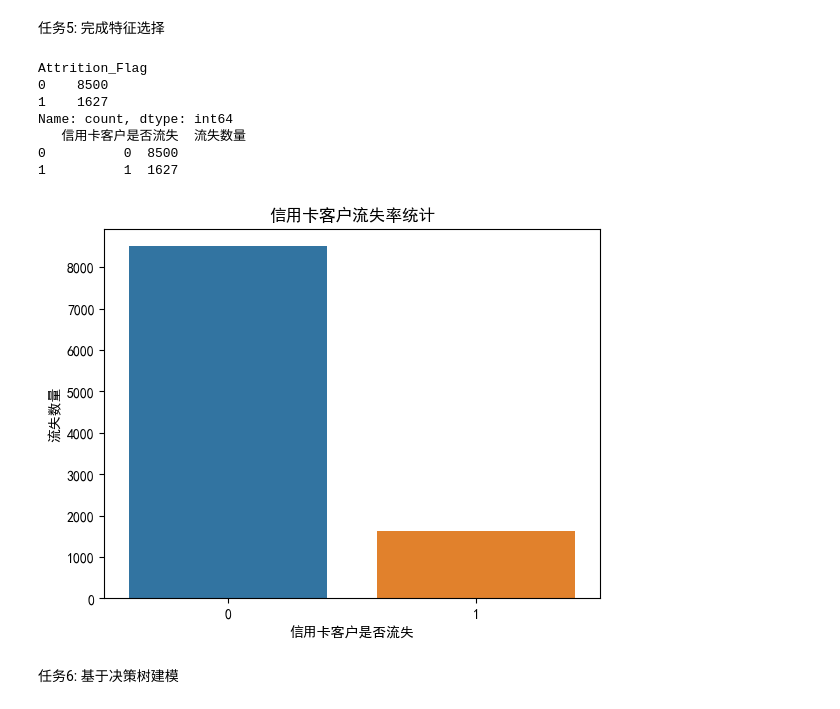
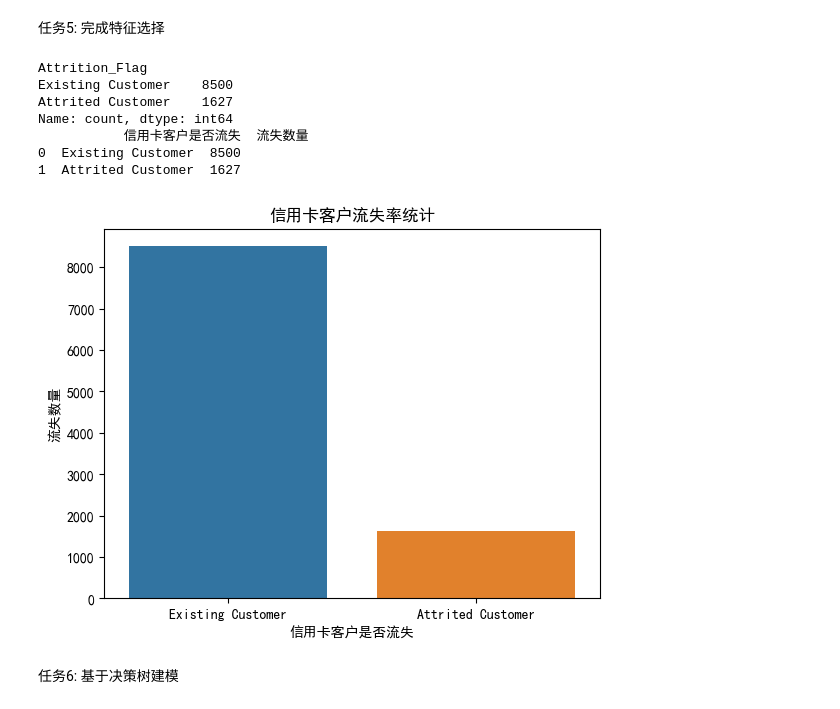
Before and after one commit to eazonshaw/python_data_analyze, a Jupyter notebook: homework.ipynb, the cells around one changed output. Drawn from its saved outputs; the diff is of its cells as text; code cells hidden in the pictures.

```diff
--- a/homework.ipynb
+++ b/homework.ipynb
@@ -36,11 +36,19 @@
 import pandas as pd
 
 data = pd.read_csv('BankChurners.csv')
+#data.head(10)
+# 数据特征描述
+data.info()
+# 查看数据概况(5数查看)
+data.describe()
+# 缺失值检查
+data.isna().describe()
+# 重复值检查
+data['CLIENTNUM'].duplicated().describe()
+# 去除不必要的字段
+data = data.drop(columns=['Dependent_count', 'Card_Category'
+                          , 'Naive_Bayes_Classifier_Attrition_Flag_Card_Category_Contacts_Count_12_mon_Dependent_count_Education_Level_Months_Inactive_12_mon_1'
+                          , 'Naive_Bayes_Classifier_Attrition_Flag_Card_Category_Contacts_Count_12_mon_Dependent_count_Education_Level_Months_Inactive_12_mon_2'])
+# 样例数据查看
 data.head(10)
-# data.info()
-# 查看数据概况
-# data.describe()
-# 缺失值检测
-#data.isna().describe()
-# 保留要用得字段信息
 # %% [output]
@@ -123,59 +160,62 @@ Name: CLIENTNUM, dtype: int64
 from sklearn.model_selection import learning_curve, train_test_split, GridSearchCV
 from sklearn.preprocessing import StandardScaler
 from sklearn.pipeline import Pipeline
 from sklearn.metrics import accuracy_score
 from sklearn.svm import SVC
 from sklearn.tree import DecisionTreeClassifier
 from sklearn.ensemble import RandomForestClassifier
 from sklearn.neighbors import KNeighborsClassifier
-
+import matplotlib.pyplot as plt
 import seaborn as sns
 
+# 设置中文防止乱码
+plt.rcParams['font.sans-serif']=['SimHei'] #Show Chinese label
+plt.rcParams['axes.unicode_minus']=False   #These two lines need to be set manually
 
 # 查看未流失和流失客户的数量
 series_attrition = data['Attrition_Flag'].value_counts()
-print(series_attrition)
 data_attrition = pd.DataFrame({'信用卡客户是否流失': series_attrition.index, '流失数量': series_attrition.values})
 print(data_attrition)
 plt.title('信用卡客户流失率统计')
 sns.set_color_codes("pastel")
 sns.barplot(x = '信用卡客户是否流失', y="流失数量", data=data_attrition)
 plt.xticks()
 
 # 特征处理
-# 标准化处理
-def attrition_flag_transform(x):
-    if x == 'Existing Customer':
-        return 0
-    elif x == 'Attrited Customer':
-        return 1
-
-def gender_transform(x):
-    if x == 'F':
-        return 1
-    elif x == 'M':
-        return 2
-
-# data['Attrition_Flag'] = data['Attrition_Flag'].transform(attrition_flag_transform)
-# data['Gender'] = data['Gender'].transform(gender_transform)
-# print(data)
+# 中文处理
+# 教育情况
+Education_Level_dict = {'College':1, 'Doctorate':2, 'Graduate':3, 'High School':4, 'Post-Graduate':5, 'Uneducated':6, 'Unknown':9}
+data['Education_Level'] = data['Education_Level'].map(Education_Level_dict)
+# 婚姻状况
+Marital_Status_dict = {'Divorced':1, 'Married':2, 'Single':3, 'Unknown':9}
+data['Marital_Status'] = data['Marital_Status'].map(Marital_Status_dict)
+# 信用卡客户流失
+attrition_flag_transform_dict = {'Existing Customer': 0 , 'Attrited Customer':1}
+data['Attrition_Flag'] = data['Attrition_Flag'].map(attrition_flag_transform_dict)
+# 性别
+data['Gender'] = data['Gender'].map({'M':1, 'F':2})
+# 收入类别
+Income_Category_dict = {'Less than $40K':1, '$40K - $60K':2, '$80K - $120K':3, '$60K - $80K':4, '$120K +':5, 'Unknown':9}
+data['Income_Category'] = data['Income_Category'].map(Income_Category_dict)
 
 # 特征选择
 # 目标值
 target = data['Attrition_Flag'].values
-#特征值
+# #特征值
 columns = data.columns.to_list()
-features = data[['Gender', 'Customer_Age']].values
+columns.remove('年龄分层')
+columns.remove('Attrition_Flag')
+features = data[columns].values
 train_x, test_x, train_y, test_y = train_test_split(features, target, test_size=0.30, stratify = target, random_state = 1)
 # %% [output]
 Attrition_Flag
-0    8500
-1    1627
+Existing Customer    8500
+Attrited Customer    1627
 Name: count, dtype: int64
-   信用卡客户是否流失  流失数量
-0          0  8500
-1          1  1627
+           信用卡客户是否流失  流失数量
+0  Existing Customer  8500
+1  Attrited Customer  1627
-[figure, old version]
+[figure, new version]
 # %% [markdown]
 任务6:  基于决策树建模
 # %%
```
Also changed, not shown: parts of 4 cells of this notebook.
